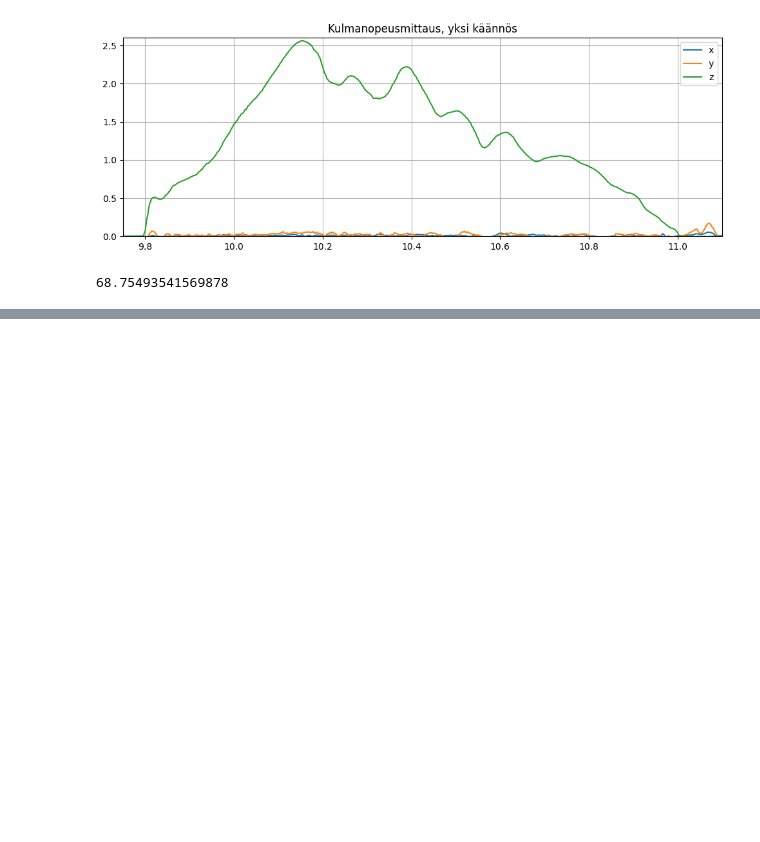
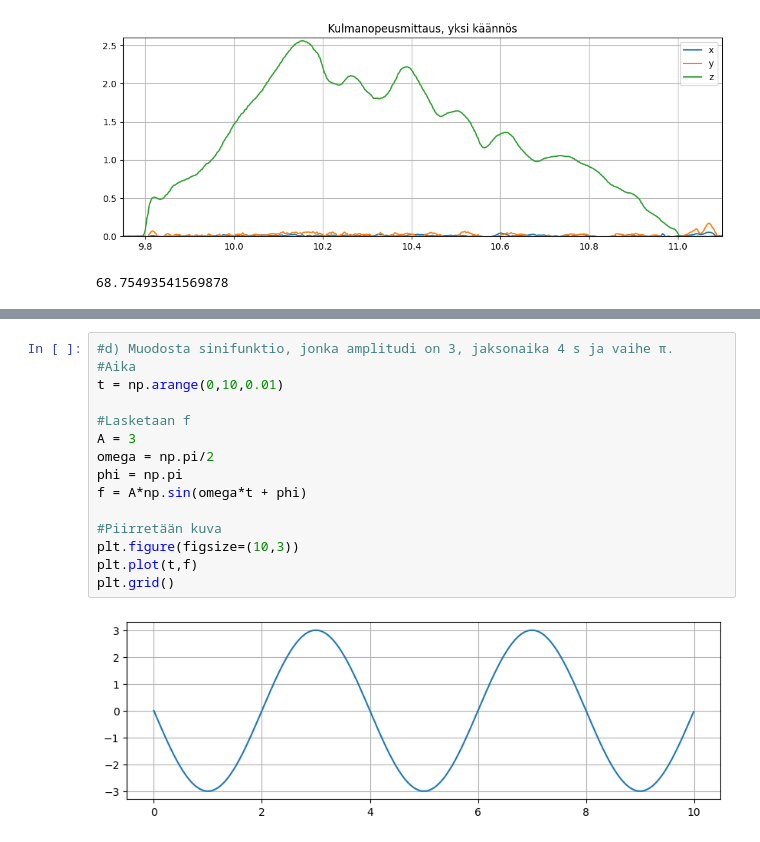
Before and after one commit to ilpovirt/Soveltava_matematiikka_ja_fysiikka_ohjelmoinnissa_2026, a Jupyter notebook: Tehtävät_4-8.ipynb, the cells around one changed output, grey strips where cells are left out. Saved outputs shown, nothing was run; the diff lists cells and outputs as text; blank space fills up the shorter version.

```diff
--- a/Tehtävät_4-8.ipynb
+++ b/Tehtävät_4-8.ipynb
@@ -52,0 +108,17 @@ plt.show()
+# %%
+#d) Muodosta sinifunktio, jonka amplitudi on 3, jaksonaika 4 s ja vaihe π.
+#Aika
+t = np.arange(0,10,0.01)
+
+#Lasketaan f
+A = 3
+omega = np.pi/2
+phi = np.pi
+f = A*np.sin(omega*t + phi)
+
+#Piirretään kuva
+plt.figure(figsize=(10,3))
+plt.plot(t,f)
+plt.grid()
+# %% [output]
+[figure, added]
```
Also changed, not shown: parts of 5 cells of this notebook.
